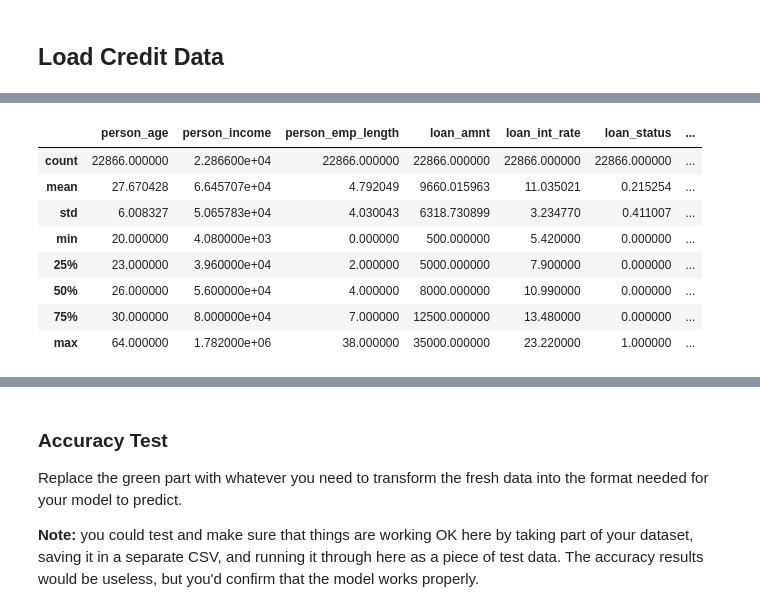
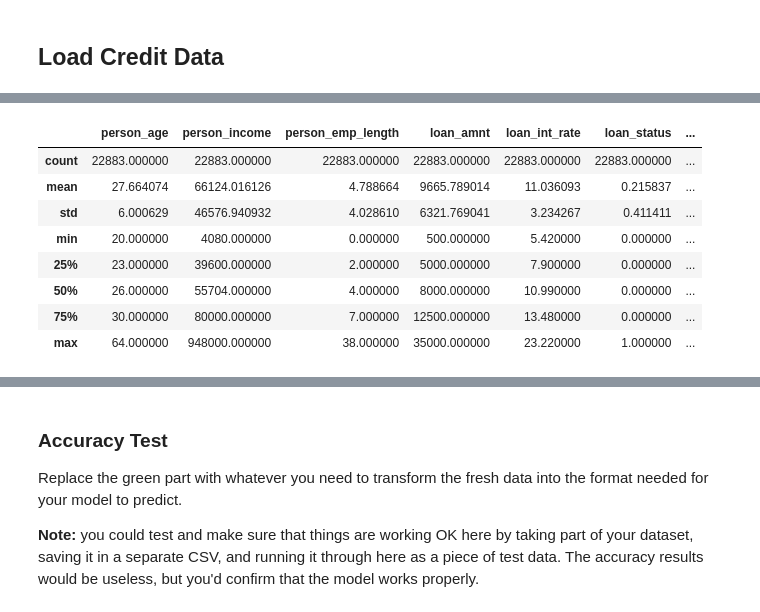
Before and after one commit to Asdukey/BSIP_Assignment_4_Students, a Jupyter notebook: asn4_start.ipynb, the cells around one changed output, grey strips where cells are left out. Drawn from its saved outputs; the diff is of its cells as text; code cells hidden in the pictures.

```diff
--- a/asn4_start.ipynb
+++ b/asn4_start.ipynb
@@ -80,19 +95,19 @@ df.describe()
 | max | 32580.000000 | 144.000000 | 6.000000e+06 | 123.000000 | 35000.000000 | 23.220000 | 1.000000 | ... |
 # %%
 df=df.drop(columns={'Unnamed: 0','cb_person_cred_hist_length'})
-df=df[df["loan_percent_income"] < 0.65]
+df=df[df['person_income'] < 1000000]
 df=df[df["person_emp_length"] < 50]
 df=df[df["person_age"] < 65]
 #remove null values
 df.dropna(axis=0, inplace=True)
 df.describe()
 # %% [output]
 |  | person_age | person_income | person_emp_length | loan_amnt | loan_int_rate | loan_status | ... |
-| count | 22866.000000 | 2.286600e+04 | 22866.000000 | 22866.000000 | 22866.000000 | 22866.000000 | ... |
-| mean | 27.670428 | 6.645707e+04 | 4.792049 | 9660.015963 | 11.035021 | 0.215254 | ... |
-| std | 6.008327 | 5.065783e+04 | 4.030043 | 6318.730899 | 3.234770 | 0.411007 | ... |
-| min | 20.000000 | 4.080000e+03 | 0.000000 | 500.000000 | 5.420000 | 0.000000 | ... |
-| 25% | 23.000000 | 3.960000e+04 | 2.000000 | 5000.000000 | 7.900000 | 0.000000 | ... |
-| 50% | 26.000000 | 5.600000e+04 | 4.000000 | 8000.000000 | 10.990000 | 0.000000 | ... |
-| 75% | 30.000000 | 8.000000e+04 | 7.000000 | 12500.000000 | 13.480000 | 0.000000 | ... |
-| max | 64.000000 | 1.782000e+06 | 38.000000 | 35000.000000 | 23.220000 | 1.000000 | ... |
+| count | 22883.000000 | 22883.000000 | 22883.000000 | 22883.000000 | 22883.000000 | 22883.000000 | ... |
+| mean | 27.664074 | 66124.016126 | 4.788664 | 9665.789014 | 11.036093 | 0.215837 | ... |
+| std | 6.000629 | 46576.940932 | 4.028610 | 6321.769041 | 3.234267 | 0.411411 | ... |
+| min | 20.000000 | 4080.000000 | 0.000000 | 500.000000 | 5.420000 | 0.000000 | ... |
+| 25% | 23.000000 | 39600.000000 | 2.000000 | 5000.000000 | 7.900000 | 0.000000 | ... |
+| 50% | 26.000000 | 55704.000000 | 4.000000 | 8000.000000 | 10.990000 | 0.000000 | ... |
+| 75% | 30.000000 | 80000.000000 | 7.000000 | 12500.000000 | 13.480000 | 0.000000 | ... |
+| max | 64.000000 | 948000.000000 | 38.000000 | 35000.000000 | 23.220000 | 1.000000 | ... |
```
Also changed, not shown: parts of 11 cells of this notebook.
